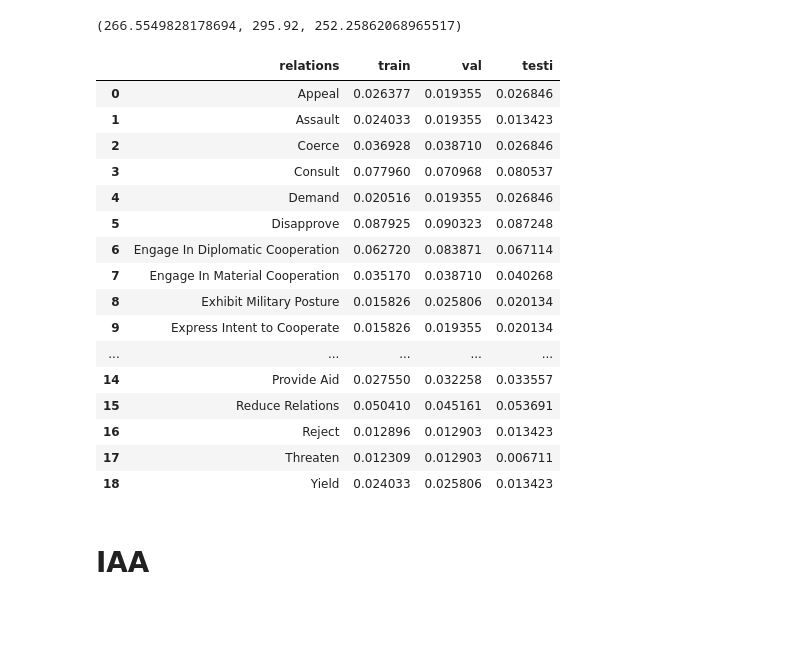
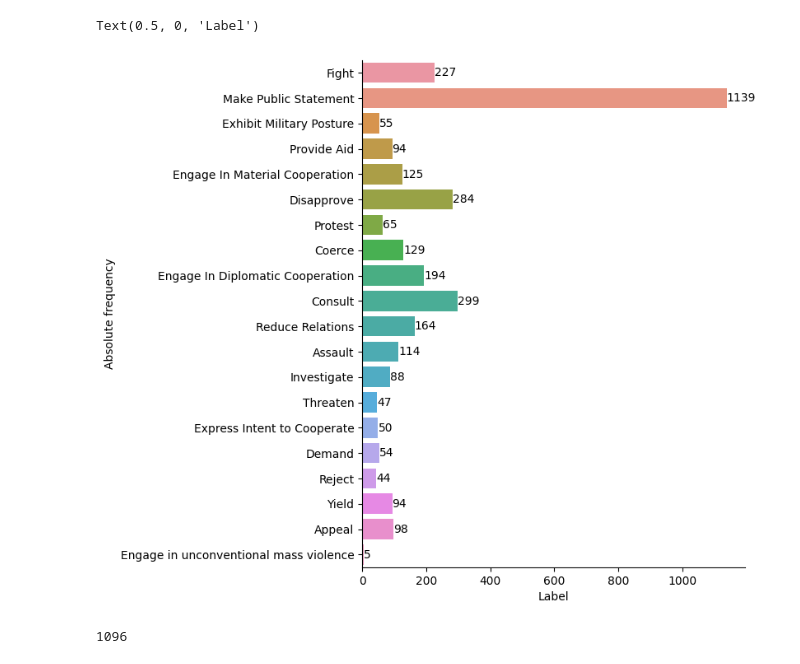
Before and after one commit to valentinwerner1/Thesis_RelationExtraction_PoliticsNews, a Jupyter notebook: data_src/EDA_annotated.ipynb, the cells around one changed output. Cells and saved outputs as stored; diff of their text form; code cells hidden in the pictures; blank space fills up the shorter version.

```diff
--- a/data_src/EDA_annotated.ipynb
+++ b/data_src/EDA_annotated.ipynb
@@ -256,4 +143,0 @@ sns.countplot(data = test, x = "len", ax = ax[3])
-# %%
-train.in_len.mean(), val.in_len.mean(), test.in_len.mean()
-# %% [output]
-(266.5549828178694, 295.92, 252.25862068965517)
@@ -272,22 +144,15 @@ testi.columns = ["relations","testi"]
-# %%
-tr.merge(vali, on = "relations").merge(testi, on = "relations")
-# %% [output]
-|  | relations | train | val | testi |
-| 0 | Appeal | 0.026377 | 0.019355 | 0.026846 |
-| 1 | Assault | 0.024033 | 0.019355 | 0.013423 |
-| 2 | Coerce | 0.036928 | 0.038710 | 0.026846 |
-| 3 | Consult | 0.077960 | 0.070968 | 0.080537 |
-| 4 | Demand | 0.020516 | 0.019355 | 0.026846 |
-| 5 | Disapprove | 0.087925 | 0.090323 | 0.087248 |
-| 6 | Engage In Diplomatic Cooperation | 0.062720 | 0.083871 | 0.067114 |
-| 7 | Engage In Material Cooperation | 0.035170 | 0.038710 | 0.040268 |
-| 8 | Exhibit Military Posture | 0.015826 | 0.025806 | 0.020134 |
-| 9 | Express Intent to Cooperate | 0.015826 | 0.019355 | 0.020134 |
-| ... | ... | ... | ... | ... |
-| 14 | Provide Aid | 0.027550 | 0.032258 | 0.033557 |
-| 15 | Reduce Relations | 0.050410 | 0.045161 | 0.053691 |
-| 16 | Reject | 0.012896 | 0.012903 | 0.013423 |
-| 17 | Threaten | 0.012309 | 0.012903 | 0.006711 |
-| 18 | Yield | 0.024033 | 0.025806 | 0.013423 |
-# %% [markdown]
-# IAA
+# %%
+plt.figure(figsize=(6,8))
+ax = sns.countplot(y = expl.relations)
+ax.bar_label(ax.containers[0])
+sns.despine()
+plt.ylabel('Absolute frequency')
+plt.xlabel('Label')
+#this dataset also needs augmentation!
+# %% [output]
+Text(0.5, 0, 'Label')
+[figure, added]
+# %%
+data.shape[0]
+# %% [output]
+1096
```
Also changed, not shown: parts of 114 cells of this notebook, 49 other files.
